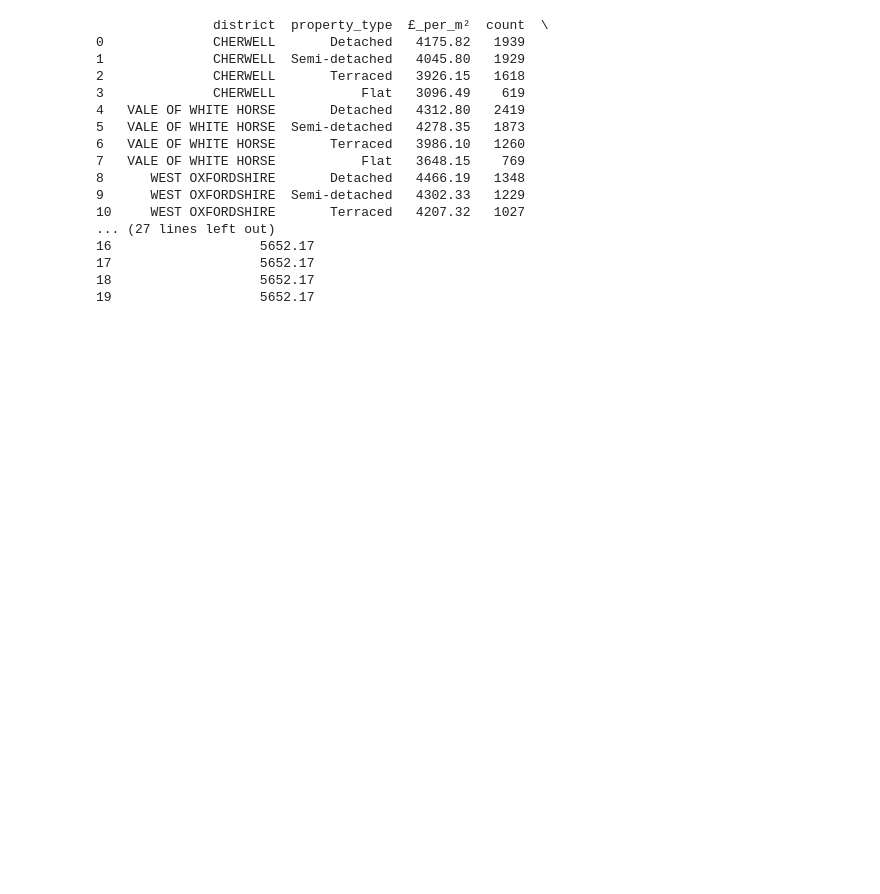
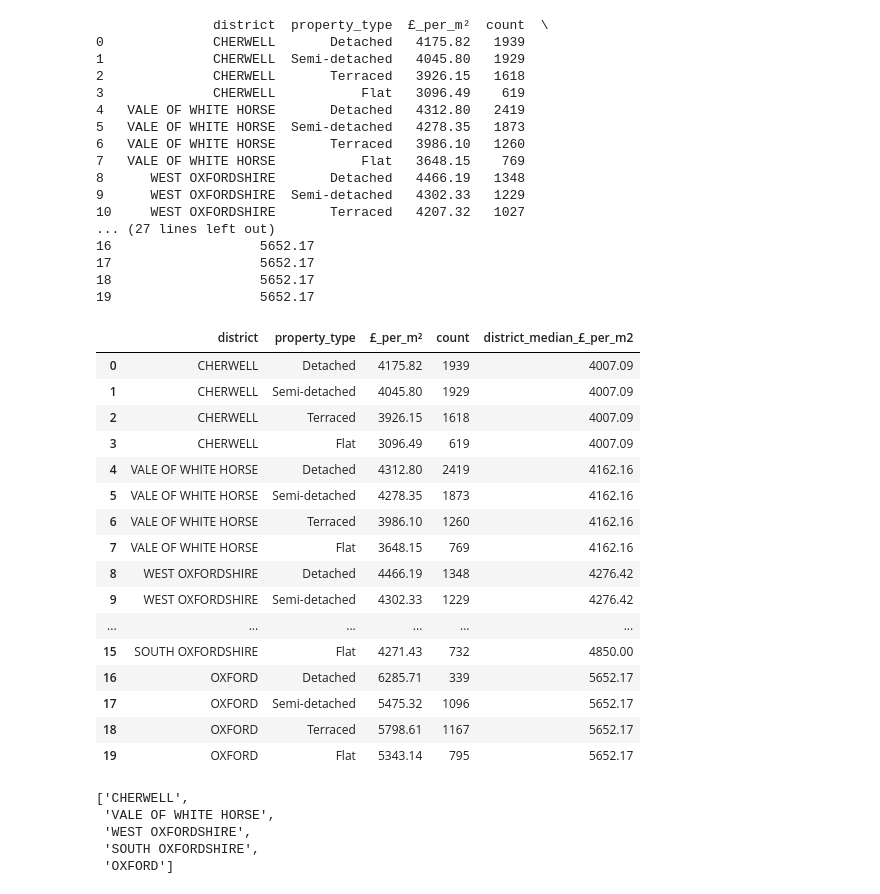
Before and after one commit to TomSCarter/oxfordshire-house-prices-dashboard, a Jupyter notebook: week_12_visuals_dashboards.ipynb, the cells around one changed output. Cells and saved outputs as stored; diff of their text form; code cells hidden in the pictures; blank space fills up the shorter version.

Commit message:
Added district order sorting

```diff
--- a/week_12_visuals_dashboards.ipynb
+++ b/week_12_visuals_dashboards.ipynb
@@ -674,3 +677,25 @@ print(combined)
 17                   5652.17
 18                   5652.17
 19                   5652.17
+# %%
+from prepare_data import price_district_table
+
+combined = price_district_table(cat_a_only)
+# %% [output]
+|  | district | property_type | £_per_m² | count | district_median_£_per_m2 |
+| 0 | CHERWELL | Detached | 4175.82 | 1939 | 4007.09 |
+| 1 | CHERWELL | Semi-detached | 4045.80 | 1929 | 4007.09 |
+| 2 | CHERWELL | Terraced | 3926.15 | 1618 | 4007.09 |
+| 3 | CHERWELL | Flat | 3096.49 | 619 | 4007.09 |
+| 4 | VALE OF WHITE HORSE | Detached | 4312.80 | 2419 | 4162.16 |
+| 5 | VALE OF WHITE HORSE | Semi-detached | 4278.35 | 1873 | 4162.16 |
+| 6 | VALE OF WHITE HORSE | Terraced | 3986.10 | 1260 | 4162.16 |
+| 7 | VALE OF WHITE HORSE | Flat | 3648.15 | 769 | 4162.16 |
+| 8 | WEST OXFORDSHIRE | Detached | 4466.19 | 1348 | 4276.42 |
+| 9 | WEST OXFORDSHIRE | Semi-detached | 4302.33 | 1229 | 4276.42 |
+| ... | ... | ... | ... | ... | ... |
+| 15 | SOUTH OXFORDSHIRE | Flat | 4271.43 | 732 | 4850.00 |
+| 16 | OXFORD | Detached | 6285.71 | 339 | 5652.17 |
+| 17 | OXFORD | Semi-detached | 5475.32 | 1096 | 5652.17 |
+| 18 | OXFORD | Terraced | 5798.61 | 1167 | 5652.17 |
+| 19 | OXFORD | Flat | 5343.14 | 795 | 5652.17 |
@@ -676,0 +706,9 @@ print(combined)
+# %%
+df = combined.sort_values(['district_median_£_per_m2'])
+list(df['district'].unique())
+# %% [output]
+['CHERWELL',
+ 'VALE OF WHITE HORSE',
+ 'WEST OXFORDSHIRE',
+ 'SOUTH OXFORDSHIRE',
+ 'OXFORD']
```
Also changed, not shown: parts of 8 cells of this notebook, 1 other file.
